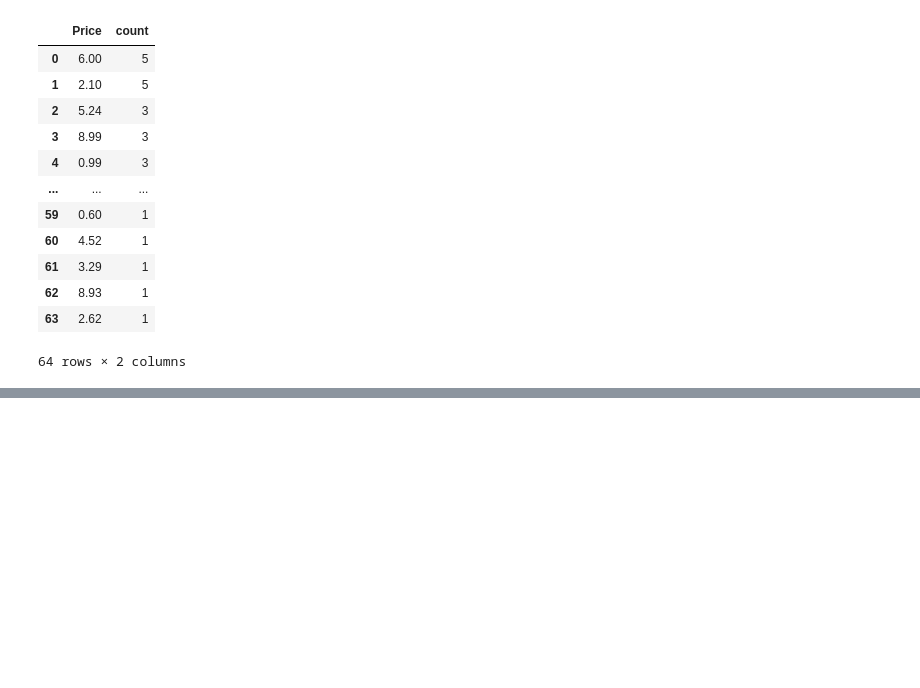
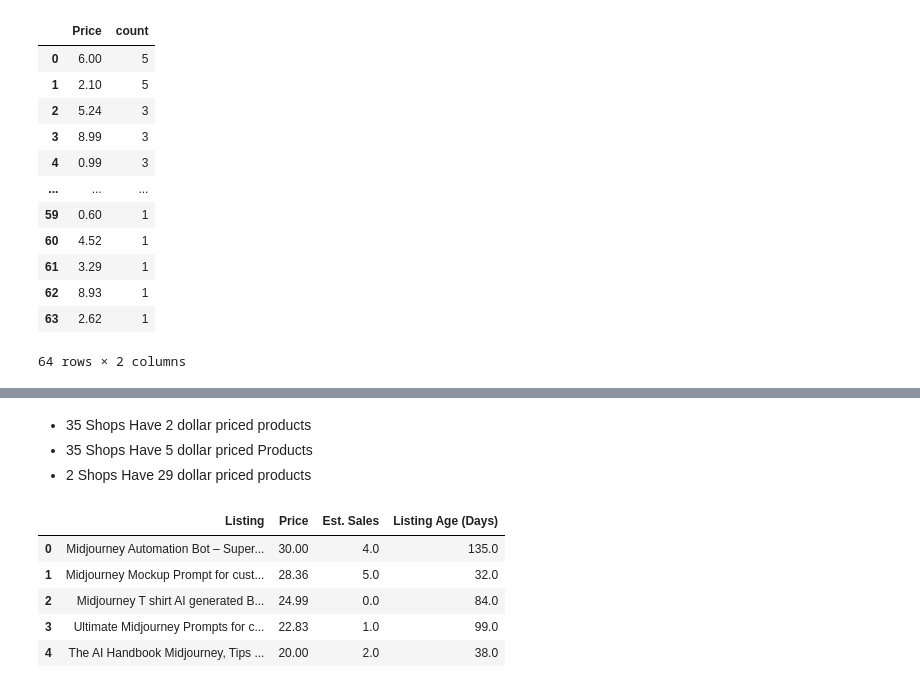
Before and after one commit to gupta-aayushkr/Etsy-Market-Analysis, a Jupyter notebook: EDA.ipynb, the cells around one changed output, grey strips where cells are left out. Cells and saved outputs as stored; diff of their text form; code cells hidden in the pictures; blank space fills up the shorter version.

```diff
--- a/EDA.ipynb
+++ b/EDA.ipynb
@@ -722,0 +694,13 @@ price_plot = plt.
+# %% [markdown]
+- 35 Shops Have 2 dollar priced products
+- 35 Shops Have 5 dollar priced Products
+- 2 Shops Have 29 dollar priced products
+# %%
+df.groupby("Listing")[["Price","Est. Sales","Listing Age (Days)"]].mean().sort_values(by='Price',ascending=False).reset_index().head(5)
+# %% [output]
+|  | Listing | Price | Est. Sales | Listing Age (Days) |
+| 0 | Midjourney Automation Bot – Super... | 30.00 | 4.0 | 135.0 |
+| 1 | Midjourney Mockup Prompt for cust... | 28.36 | 5.0 | 32.0 |
+| 2 | Midjourney T shirt AI generated B... | 24.99 | 0.0 | 84.0 |
+| 3 | Ultimate Midjourney Prompts for c... | 22.83 | 1.0 | 99.0 |
+| 4 | The AI Handbook Midjourney, Tips ... | 20.00 | 2.0 | 38.0 |
```
Also changed, not shown: parts of 28 cells of this notebook.
